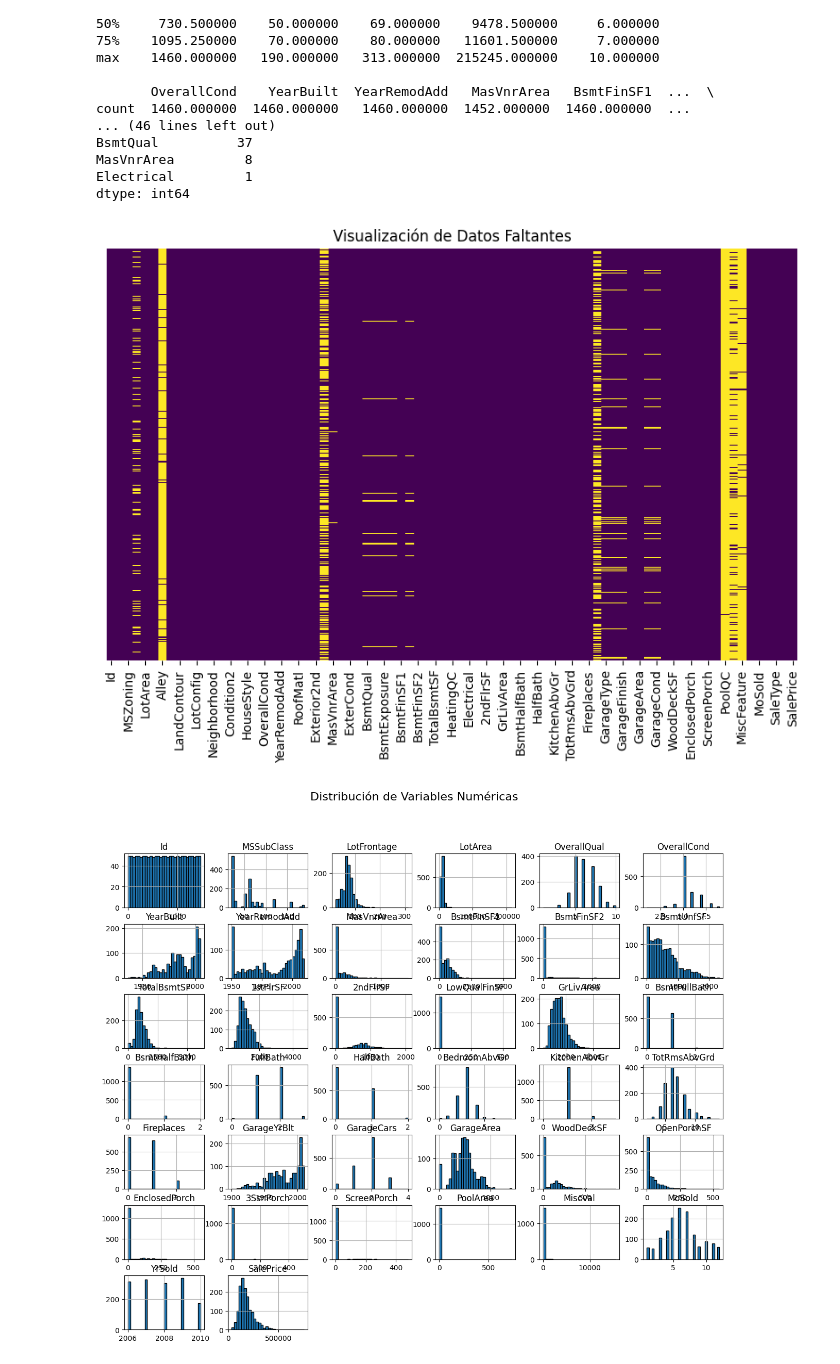
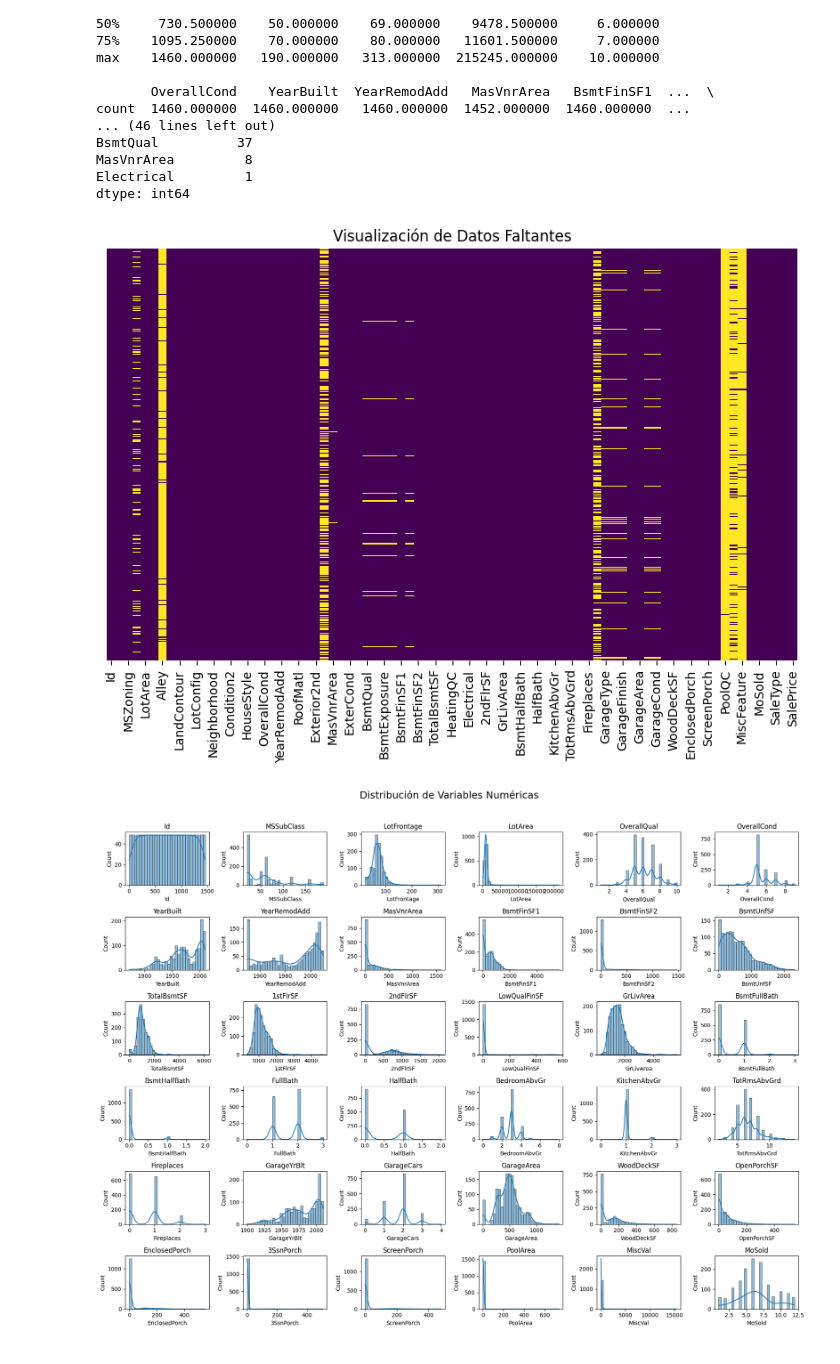
Before and after one commit to michellemej22596/HT3-MineriaDeDatos, a Jupyter notebook: AnalisisExploratorio.ipynb, the cells around one changed output. Saved outputs shown, nothing was run; the diff lists cells and outputs as text; code cells hidden in the pictures.

```diff
--- a/AnalisisExploratorio.ipynb
+++ b/AnalisisExploratorio.ipynb
@@ -64,32 +68,47 @@ dtype: int64
 # %%
 
 
 # Visualización de valores faltantes
 plt.figure(figsize=(10, 6))
 sns.heatmap(df.isnull(), cmap="viridis", cbar=False, yticklabels=False)
 plt.title("Visualización de Datos Faltantes")
 plt.show()
 
 # Gráficos de histogramas de variables numéricas
 df_numeric = df.select_dtypes(include=[np.number])
-df_numeric.hist(figsize=(15, 12), bins=30, edgecolor="black")
-plt.suptitle("Distribución de Variables Numéricas", fontsize=16)
+
+# Definir tamaño de la figura y número de bins
+fig, axes = plt.subplots(nrows=6, ncols=6, figsize=(18, 14))  # Ajusta filas y columnas según la cantidad de variables
+fig.suptitle("Distribución de Variables Numéricas", fontsize=18)
+
+# Aplanar la matriz de ejes para iterar más fácilmente
+axes = axes.flatten()
+
+# Generar histogramas para cada variable
+for i, col in enumerate(df_numeric.columns):
+    if i < len(axes):  # Evita errores si hay más gráficos que subplots
+        sns.histplot(df_numeric[col], bins=30, kde=True, ax=axes[i])
+        axes[i].set_title(col, fontsize=12)
+
+# Ajustar el diseño para evitar superposiciones
+plt.tight_layout(rect=[0, 0, 1, 0.96])  # rect ajusta el título principal
 plt.show()
+
 
 # Mapa de calor de correlación
 plt.figure(figsize=(12, 8))
 sns.heatmap(df_numeric.corr(), annot=False, cmap="coolwarm")
 plt.title("Mapa de Correlación de Variables Numéricas")
 plt.show()
 
 # Selección de las variables más correlacionadas con SalePrice
 correlation_matrix = df_numeric.corr()
 top_corr_features = correlation_matrix["SalePrice"].sort_values(ascending=False).head(10)
 print("Top Variables Correlacionadas con SalePrice:")
 print(top_corr_features)
 # %% [output]
 [figure]
-[figure, old version]
+[figure, new version]
 [figure]
 Top Variables Correlacionadas con SalePrice:
 SalePrice       1.000000
```
Also changed, not shown: parts of 8 cells of this notebook.
